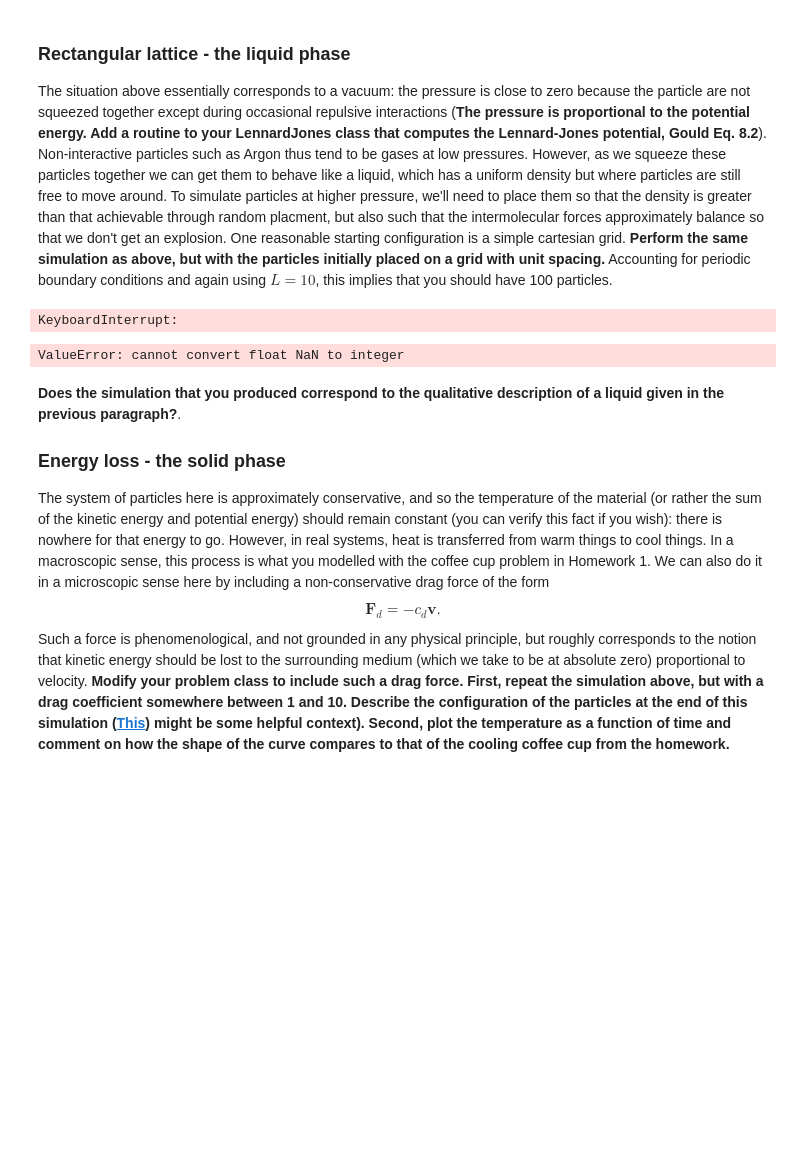
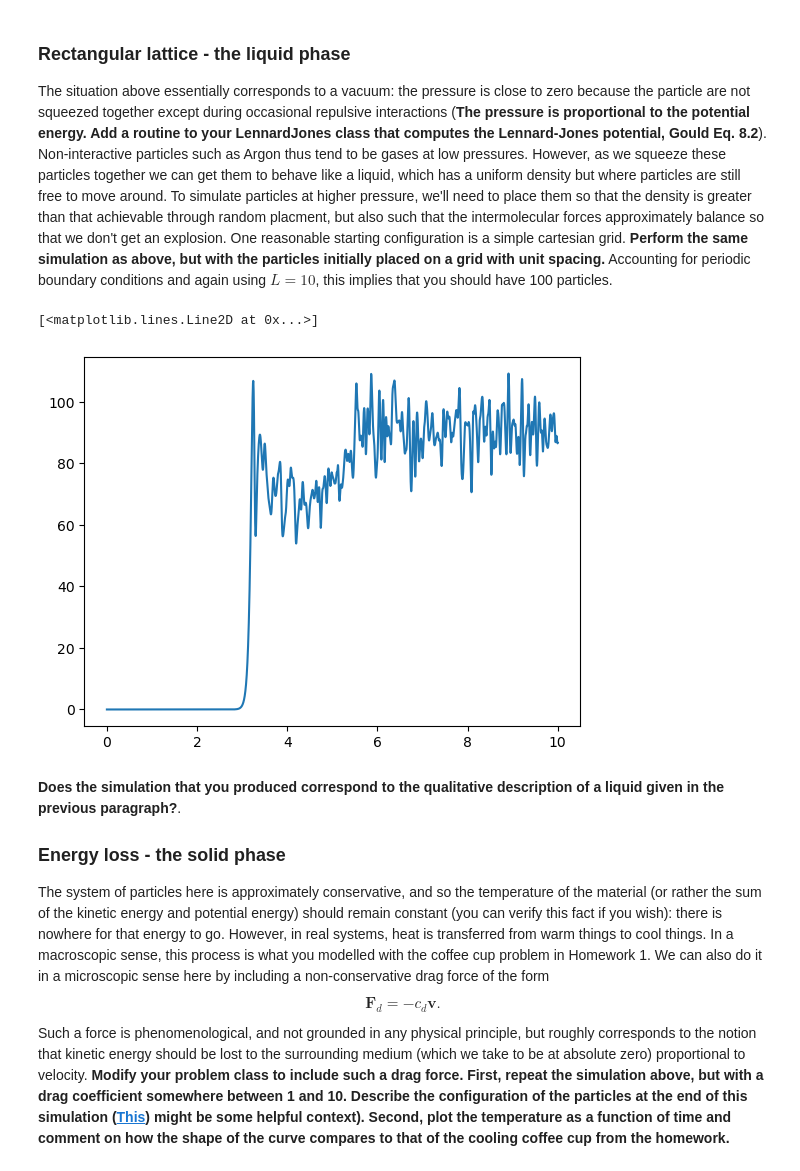
Before and after one commit to cake-dev/Simulation_class, a Jupyter notebook: Project4-Molecules/Project4b-MolSim.ipynb, the cells around one changed output. Saved outputs shown, nothing was run; the diff lists cells and outputs as text; code cells hidden in the pictures; blank space fills up the shorter version.

Commit message:
p4 almost done, grid working, runtime improved

```diff
--- a/Project4-Molecules/Project4b-MolSim.ipynb
+++ b/Project4-Molecules/Project4b-MolSim.ipynb
@@ -13,7 +16,7 @@ import matplotlib.pyplot as plt
 One of the trickiest aspects of molecular dynamics simulations is the specification of initial conditions.  This is a result of the strong repulsive forces of the Lennard-Jones force.  If particles are randomly placed too close together, we'll get a rather extreme force that will quickly turn into an unreasonably fast particle and the simulation will explode.  As such, **begin by devising a subroutine that randomly places $N$ particles such that no two are closer than $2^\frac{1}{6} \sigma$.**  Look at Gould 8.4 for inspiration.  Using this routine, randomly place 10 particles in a domain that is size $L\times L$, with $\sigma=\epsilon=1$.  Set initial velocities to normally-distributed random values with standard deviation $\sigma=5$.  Use a time step of $\Delta t=0.001$ and run the simulation for $10$ units of time.
 # %%
 # N particles in an LxL box
-N = 25
+N = 20
 box_size = 10
 x0 = np.random.rand(N*2)*box_size
 # init velocites to normally distributed random numbers with sd 5
@@ -22,4 +25,4 @@ sigma = 1
 epsilon = 1
 dt = 0.001
 t_end = 10
-lj_sim = ljp.LJParticleSim(N, box_size, sigma, epsilon, dt, t_end, x0, v0)
+lj_sim = ljp.LJParticleSim(N, box_size, sigma, epsilon, dt, t_end, x0, v0, isRandom=True)
@@ -43,19 +44,14 @@ plt.plot(lj_sim.times, total_temp)
 ### Rectangular lattice - the liquid phase
 The situation above essentially corresponds to a vacuum: the pressure is close to zero because the particle are not squeezed together except during occasional repulsive interactions (**The pressure is proportional to the potential energy.  Add a routine to your LennardJones class that computes the Lennard-Jones potential, Gould Eq. 8.2**).  Non-interactive particles such as Argon thus tend to be gases at low pressures.  However, as we squeeze these particles together we can get them to behave like a liquid, which has a uniform density but where particles are still free to move around.  To simulate particles at higher pressure, we'll need to place them so that the density is greater than that achievable through random placment, but also such that the intermolecular forces approximately balance so that we don't get an explosion.  One reasonable starting configuration is a simple cartesian grid.  **Perform the same simulation as above, but with the particles initially placed on a grid with unit spacing.**  Accounting for periodic boundary conditions and again using $L=10$, this implies that you should have 100 particles.
 # %%
-# 100 particles on a 10x10 grid with unit spacing
+# 100 particles on a 10x10 grid with unit spacing i.e. p0 = (x0=0,y0=0), p1 = (x1=0,y1=1), p2 = (x2=0,y2=2), p3 = (x3=0,y3=3), p4 = (x4=0,y4=4), p5 = (x5=0,y5=5), p6 = (x6=0,y6=6), p7 = (x7=0,y7=7), p8 = (x8=0,y8=8), p9 = (x9=0,y9=9), p10 = (x10=1, y10=0), ... , p99 = (x99=9,y99=9)
+# the x0 array is arranged like this: [x0, y0, x1, y1, x2, y2, ... x99, y99]
+x0 = np.array([0,0,0,1,0,2,0,3,0,4,0,5,0,6,0,7,0,8,0,9,1,0,1,1,1,2,1,3,1,4,1,5,1,6,1,7,1,8,1,9,2,0,2,1,2,2,2,3,2,4,2,5,2,6,2,7,2,8,2,9,3,0,3,1,3,2,3,3,3,4,3,5,3,6,3,7,3,8,3,9,4,0,4,1,4,2,4,3,4,4,4,5,4,6,4,7,4,8,4,9,5,0,5,1,5,2,5,3,5,4,5,5,5,6,5,7,5,8,5,9,6,0,6,1,6,2,6,3,6,4,6,5,6,6,6,7,6,8,6,9,7,0,7,1,7,2,7,3,7,4,7,5,7,6,7,7,7,8,7,9,8,0,8,1,8,2,8,3,8,4,8,5,8,6,8,7,8,8,8,9,9,0,9,1,9,2,9,3,9,4,9,5,9,6,9,7,9,8,9,9])
+v0 = np.zeros(200)
 N = 100
 box_size = 10
-x0 = np.zeros(N*2)
-for i in range(10):
-    for j in range(10):
-        x0[i*10+j] = i
-        x0[i*10+j+1] = j
-v0 = np.zeros(N*2)
 sigma = 1
 epsilon = 1
 dt = 0.001
 t_end = 10
 lj_sim = ljp.LJParticleSim(N, box_size, sigma, epsilon, dt, t_end, x0, v0)
-# %% [output]
-KeyboardInterrupt:
@@ -62,7 +60,12 @@ KeyboardInterrupt:
+# %%
+total_temp = lj_sim.calculate_total_energy()
+# plot the total energy through time
+plt.plot(lj_sim.times, total_temp)
+# %% [output]
+[<matplotlib.lines.Line2D at 0x...>]
+[figure, added]
 # %%
 lj_sim.anim_pygame_interactive()
-# %% [output]
-ValueError: cannot convert float NaN to integer
 # %% [markdown]
 **Does the simulation that you produced correspond to the qualitative description of a liquid given in the previous paragraph?**.
 
```
Also changed, not shown: parts of 6 cells of this notebook, 2 other files.
